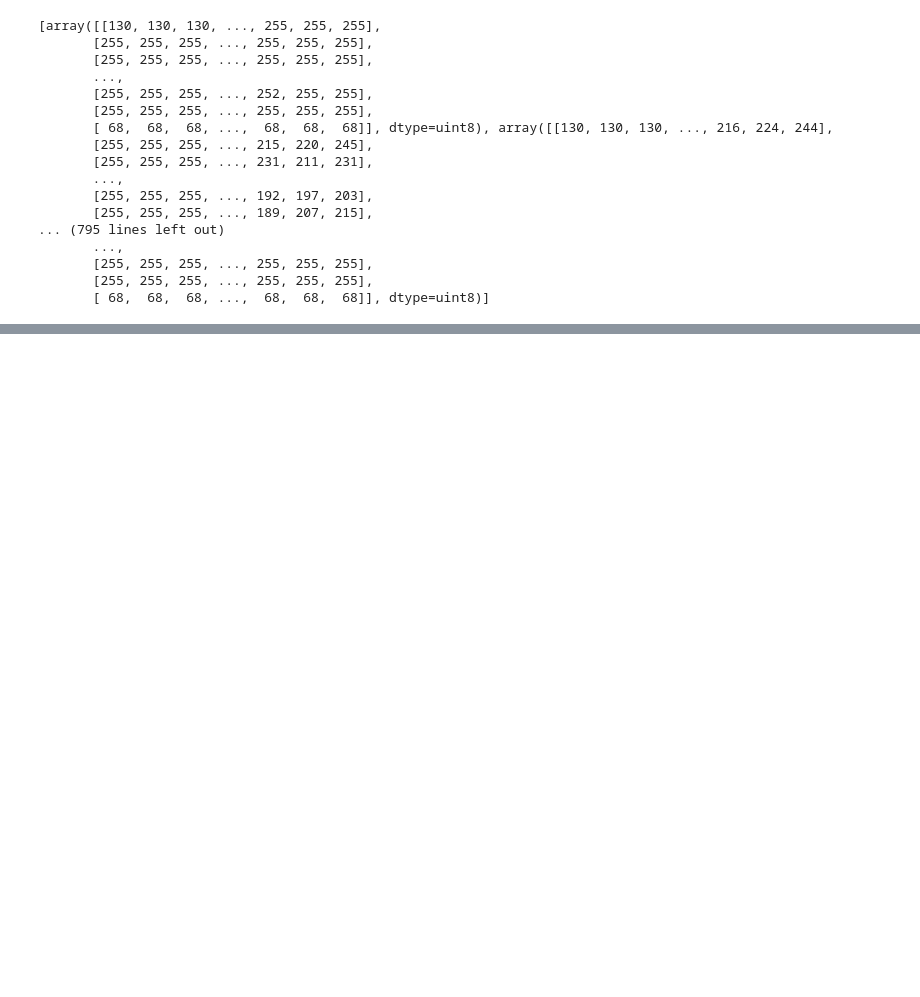
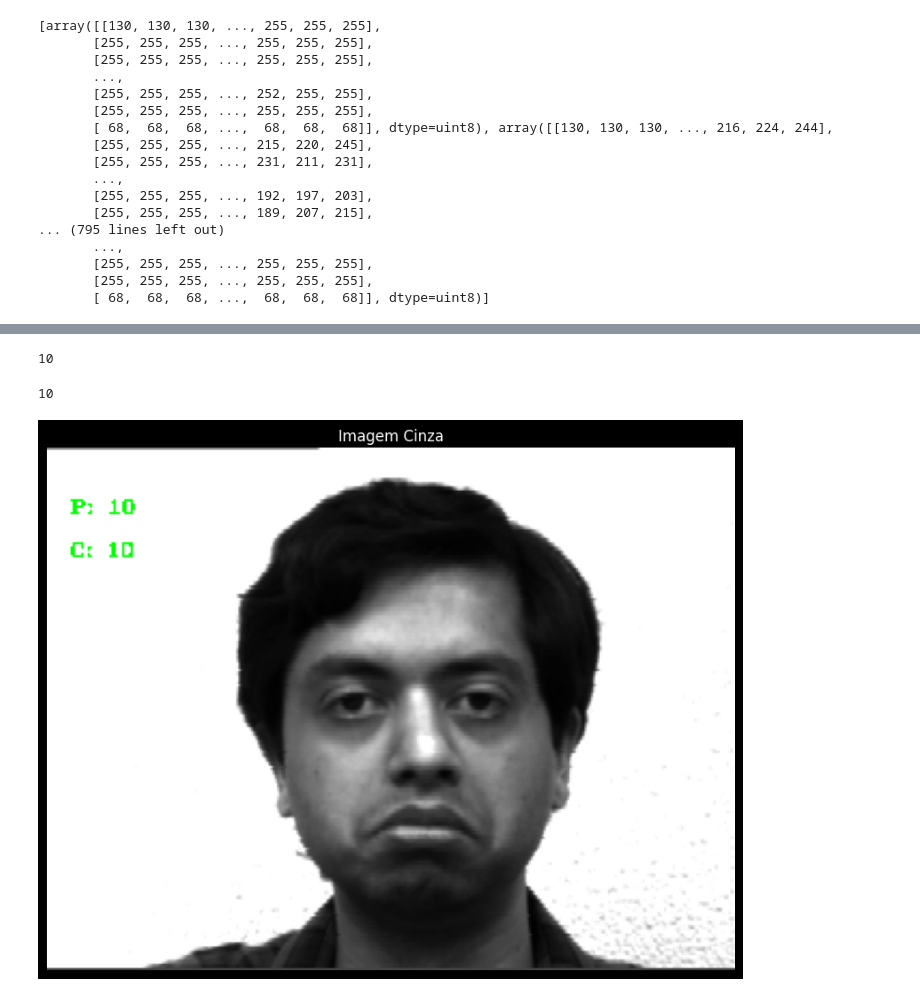
Before and after one commit to Joao-Inacio/IA_e_Machine_Learning, a Jupyter notebook: 1.3-Visao_computacional/visao_computacional.ipynb, the cells around one changed output, grey strips where cells are left out. Drawn from its saved outputs; the diff is of its cells as text; code cells hidden in the pictures; blank space fills up the shorter version.

```diff
--- a/1.3-Visao_computacional/visao_computacional.ipynb
+++ b/1.3-Visao_computacional/visao_computacional.ipynb
@@ -152,0 +163,10 @@ lbph.write('classificador_lbph.yml')
+# %%
+# Carregando uma imagem de teste
+image_teste = r'C:\IA_e_Machine_Learning\1.3-Visao_computacional\data\yalefaces\test\subject10.sad.gif'
+# %%
+# convertendo a imagem
+imagem = Image.open(image_teste).convert('L')
+
+# transformando a imagem em um array
+imagem_array = np.asarray(imagem, 'uint8')
+print(imagem_array)
@@ -152,0 +181,37 @@ lbph.write('classificador_lbph.yml')
+# %%
+# Previsão
+idprevisto, _ = reconhecedor.predict(imagem_array)
+idprevisto
+# %% [output]
+10
+# %%
+# Visualizando o id correto
+idcorreto = int(os.path.split(image_teste)[1].split(".")[0].replace('subject', ''))
+idcorreto
+# %% [output]
+10
+# %%
+# Suponho que imagem_array e os IDs já foram definidos anteriormente
+
+# Convertendo a imagem para RGB
+img_cinzaRGB = cv2.cvtColor(imagem_array, cv2.COLOR_GRAY2RGB)
+
+# Adicionando o texto diretamente na imagem usando OpenCV
+font_scale = 0.5
+font = cv2.FONT_HERSHEY_COMPLEX_SMALL
+
+# Definindo as coordenadas iniciais (pode ajustar conforme necessário)
+x = 10
+y = 30
+
+cv2.putText(img_cinzaRGB, f'P: {idprevisto}', (x, y), font, font_scale, (0, 255, 0), 1)
+cv2.putText(img_cinzaRGB, f'C: {idcorreto}', (x, y + 20), font, font_scale, (0, 255, 0), 1)
+
+# Visualizando a imagem com matplotlib
+plt.figure(figsize=(10, 10))
+plt.title('Imagem Cinza')
+plt.imshow(img_cinzaRGB)
+plt.axis('off')
+plt.show()
+# %% [output]
+[figure, added]
```
Also changed, not shown: parts of 7 cells of this notebook.
